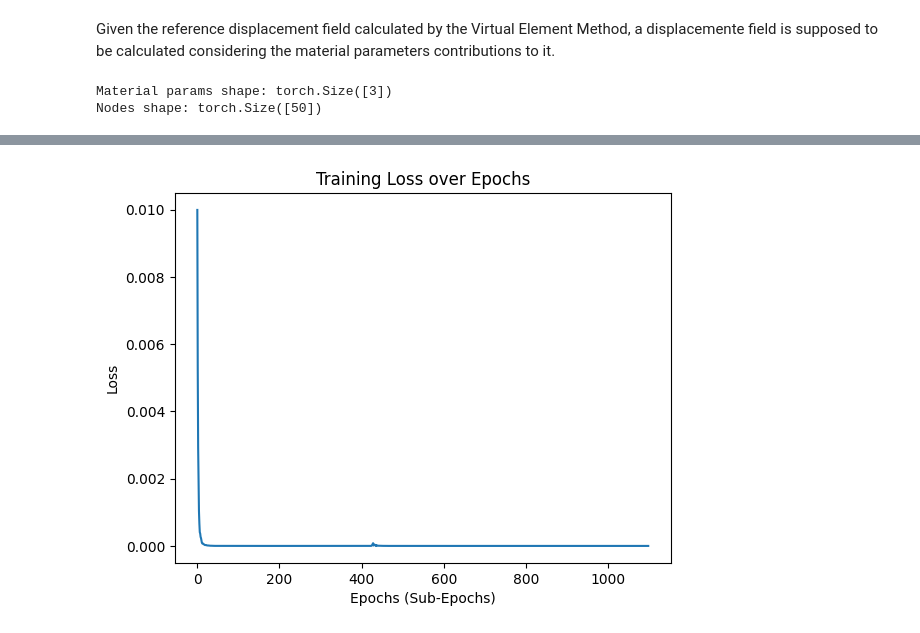
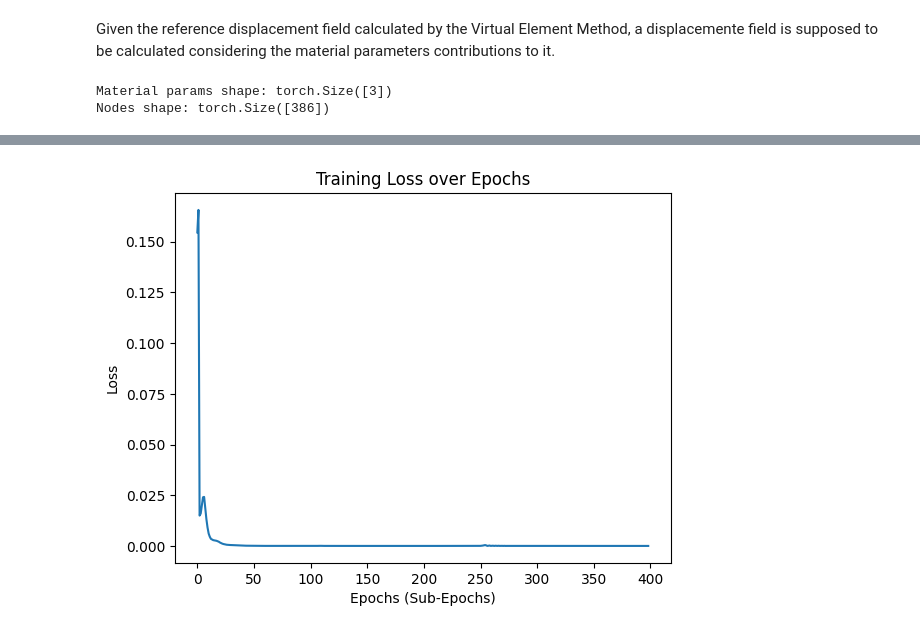
Before and after one commit to pauloakira/ai-pinn, a Jupyter notebook: neural_vem.ipynb, the cells around one changed output, grey strips where cells are left out. Saved outputs shown, nothing was run; the diff lists cells and outputs as text; code cells hidden in the pictures.

Commit message:
2D portic geometry

```diff
--- a/neural_vem.ipynb
+++ b/neural_vem.ipynb
@@ -43,3 +45,11 @@ else:
 os.environ["PYTORCH_ENABLE_MPS_FALLBACK"] = "1"
 # %% [output]
 MPS backend is available!
+# %%
+# Define the number of elements per edge and the length of the beam
+num_elements_per_edge = 8
+L = 2.0
+# %%
+# Generate the geometry and the mesh
+nodes, elements, supp = generate_portic_geometry(num_elements_per_edge, L)
+plot_nodes(nodes, elements)
@@ -416,7 +384,7 @@ class BeamApproximatorWithMaterials(nn.Module):
 
         return z_combined
 # %%
-num_elements_per_edge = 8
+num_elements_per_edge = 64
 
 # geometry data
 L = 2.0
@@ -608,7 +559,8 @@ def train_material(epochs, nodes, K, f, E, A, I, verbose=True, noramlize_inputs=
 
     # Initialize the model and optimizer
     if network_type == 'residual':
-        layers = [128, 128, 256, 256, 512, 512, 512, 1024, 1024, 1024, 1024, 1024, 1024]
+        # layers = [128, 128, 256, 256, 512, 512, 512, 1024, 1024, 1024, 1024, 1024, 1024]
+        layers = [128, 128, 256, 256, 512, 512, 512, 1024, 1024, 1024, 1024, 1024, 1024, 1024, 2048, 2048]
         # layers = [128, 128, 256, 256, 512, 512, 512, 512]
         # layers = [128, 256, 512]
         concatanate=True
@@ -688,7 +640,7 @@ def train_material(epochs, nodes, K, f, E, A, I, verbose=True, noramlize_inputs=
     return input_vector, model, total_loss_values, loss_values, material_loss_values, sobolev_loss_values, alpha_values_values
 # %%
 input_vector, model, total_loss_values, loss_values, material_loss_values, sobolev_loss_values, alpha_values_values = train_material(
-    epochs=1100,
+    epochs=400,
     nodes=nodes,
     K=K,
     f=f,
@@ -701,4 +653,4 @@ input_vector, model, total_loss_values, loss_values, material_loss_values, sobol
 # input_vector, model = train(epochs=3000, nodes=nodes, K=K, f=f, E=E, A=A, I=I, use_residual=False)
 # %% [output]
 Material params shape: torch.Size([3])
-Nodes shape: torch.Size([50])
+Nodes shape: torch.Size([386])
@@ -721,5 +673,5 @@ Epoch: 1100, Total Loss: 1.585894220608094e-11
 Training complete.
-[figure, old version]
+[figure, new version]
 # %%
 filtered_total_loss = total_loss_values[150:]
 plt.plot(filtered_total_loss)
```
Also changed, not shown: parts of 9 cells of this notebook, 1 other file.
